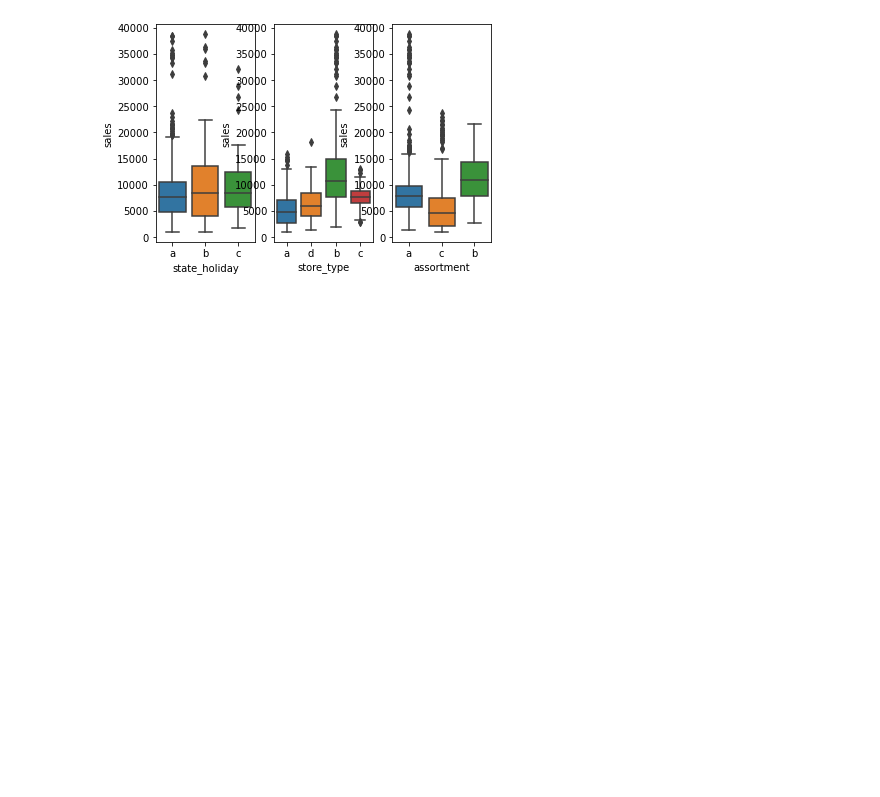
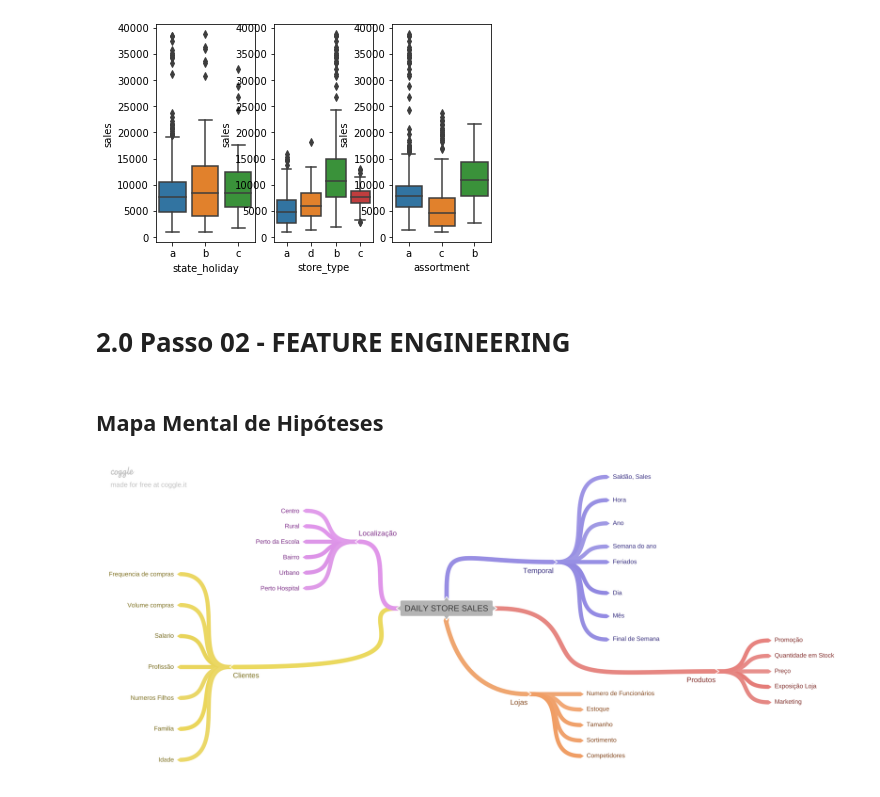
Before and after one commit to wellingtonsouza32/DS_Em_Producao, a Jupyter notebook: DS_em_PRODUCAO.ipynb, the cells around one changed output. Saved outputs shown, nothing was run; the diff lists cells and outputs as text; code cells hidden in the pictures; blank space fills up the shorter version.

Commit message:
modified:   DS_em_PRODUCAO.ipynb 	new file:   img/mindmap_hypothesis.png

```diff
--- a/DS_em_PRODUCAO.ipynb
+++ b/DS_em_PRODUCAO.ipynb
@@ -274,3 +276,11 @@ sns.boxplot(x='assortment', y='sales', data=aux1)
 # %% [output]
 <AxesSubplot:xlabel='assortment', ylabel='sales'>
 [figure]
+# %% [markdown]
+# 2.0 Passo 02 - FEATURE ENGINEERING
+# %% [markdown]
+## Mapa Mental de Hipóteses
+# %%
+Image ('img/mindmap_hypothesis.png')
+# %% [output]
+[figure, added]
```
Also changed, not shown: parts of 2 cells of this notebook, 1 other file.
